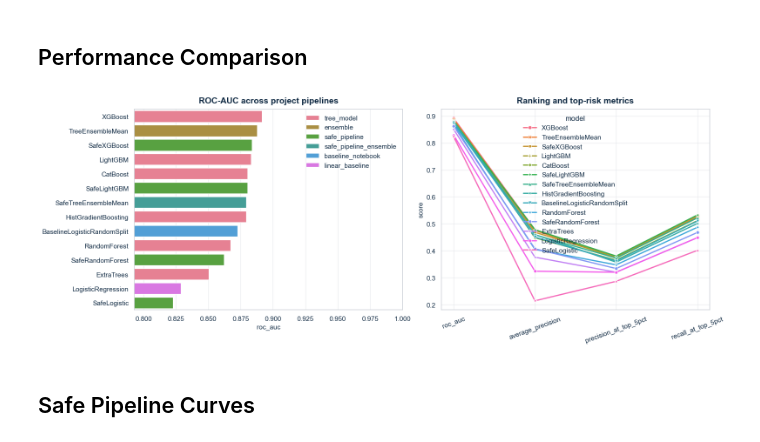
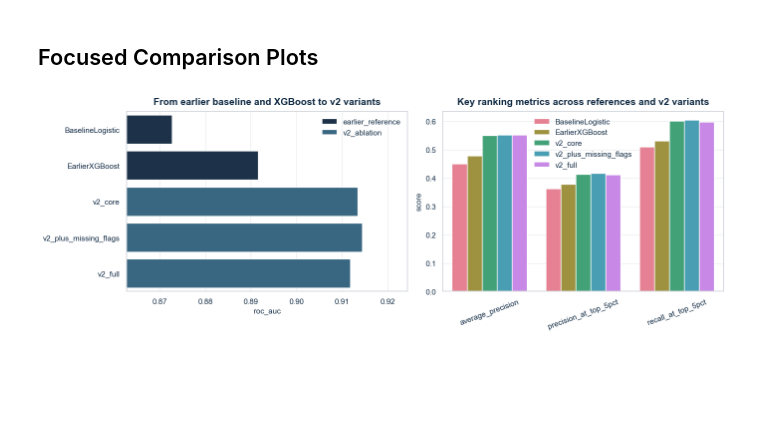
Before and after one commit to zzczdhc/ieee-fraud-detection-project, a Jupyter notebook: notebooks/06_safe_pipeline_comparison.ipynb, the cells around one changed output. Saved outputs shown, nothing was run; the diff lists cells and outputs as text; code cells hidden in the pictures; blank space fills up the shorter version.

```diff
--- a/notebooks/06_safe_pipeline_comparison.ipynb
+++ b/notebooks/06_safe_pipeline_comparison.ipynb
@@ -110,47 +378,50 @@ display(strengths_gaps.style.hide(axis="index"))
 # %% [markdown]
-## Performance Comparison
+## Focused Comparison Plots
 # %%
-fig, axes = plt.subplots(1, 2, figsize=(16, 6))
+plot_results = bridge_comparison.copy()
+plot_order = ["BaselineLogistic", "EarlierXGBoost", "v2_core", "v2_plus_missing_flags", "v2_full"]
+plot_results["model"] = pd.Categorical(plot_results["model"], categories=plot_order, ordered=True)
+plot_results = plot_results.sort_values("model")
 
-sns.barplot(
-    data=comparison,
-    x="roc_auc",
-    y="model",
-    hue="family",
-    dodge=False,
-    ax=axes[0],
-)
-axes[0].set_title("ROC-AUC across project pipelines")
-axes[0].set_xlabel("roc_auc")
-axes[0].set_ylabel("")
-axes[0].set_xlim(max(0.5, comparison["roc_auc"].min() - 0.03), 1.0)
-axes[0].legend(title="")
-
-metric_plot = comparison.melt(
-    id_vars=["model", "family"],
-    value_vars=["roc_auc", "average_precision", "precision_at_top_5pct", "recall_at_top_5pct"],
+metric_plot = plot_results.melt(
+    id_vars=["model", "group"],
+    value_vars=["average_precision", "precision_at_top_5pct", "recall_at_top_5pct"],
     var_name="metric",
     value_name="value",
 )
-sns.lineplot(
+
+fig, axes = plt.subplots(1, 2, figsize=(14, 5))
+
+sns.barplot(
+    data=plot_results,
+    x="roc_auc",
+    y="model",
+    hue="group",
+    ax=axes[0],
+)
+axes[0].set_title("From earlier baseline and XGBoost to v2 variants")
+axes[0].set_xlabel("roc_auc")
+axes[0].set_ylabel("")
+axes[0].set_xlim(
+    max(0.5, plot_results["roc_auc"].min() - 0.01),
+    min(1.0, plot_results["roc_auc"].max() + 0.01),
+)
+axes[0].legend(title="")
+
+sns.barplot(
     data=metric_plot,
     x="metric",
     y="value",
     hue="model",
-    style="model",
-    markers=True,
-    dashes=False,
-    linewidth=2,
     ax=axes[1],
 )
-axes[1].set_title("Ranking and top-risk metrics")
+axes[1].set_title("Key ranking metrics across references and v2 variants")
 axes[1].set_xlabel("")
 axes[1].set_ylabel("score")
 axes[1].tick_params(axis="x", rotation=20)
+axes[1].legend(title="")
 
 plt.tight_layout()
 plt.show()
 # %% [output]
-[figure, old version]
+[figure, new version]
-# %% [markdown]
-## Safe Pipeline Curves
```
Also changed, not shown: parts of 21 cells of this notebook, 6 other files.
